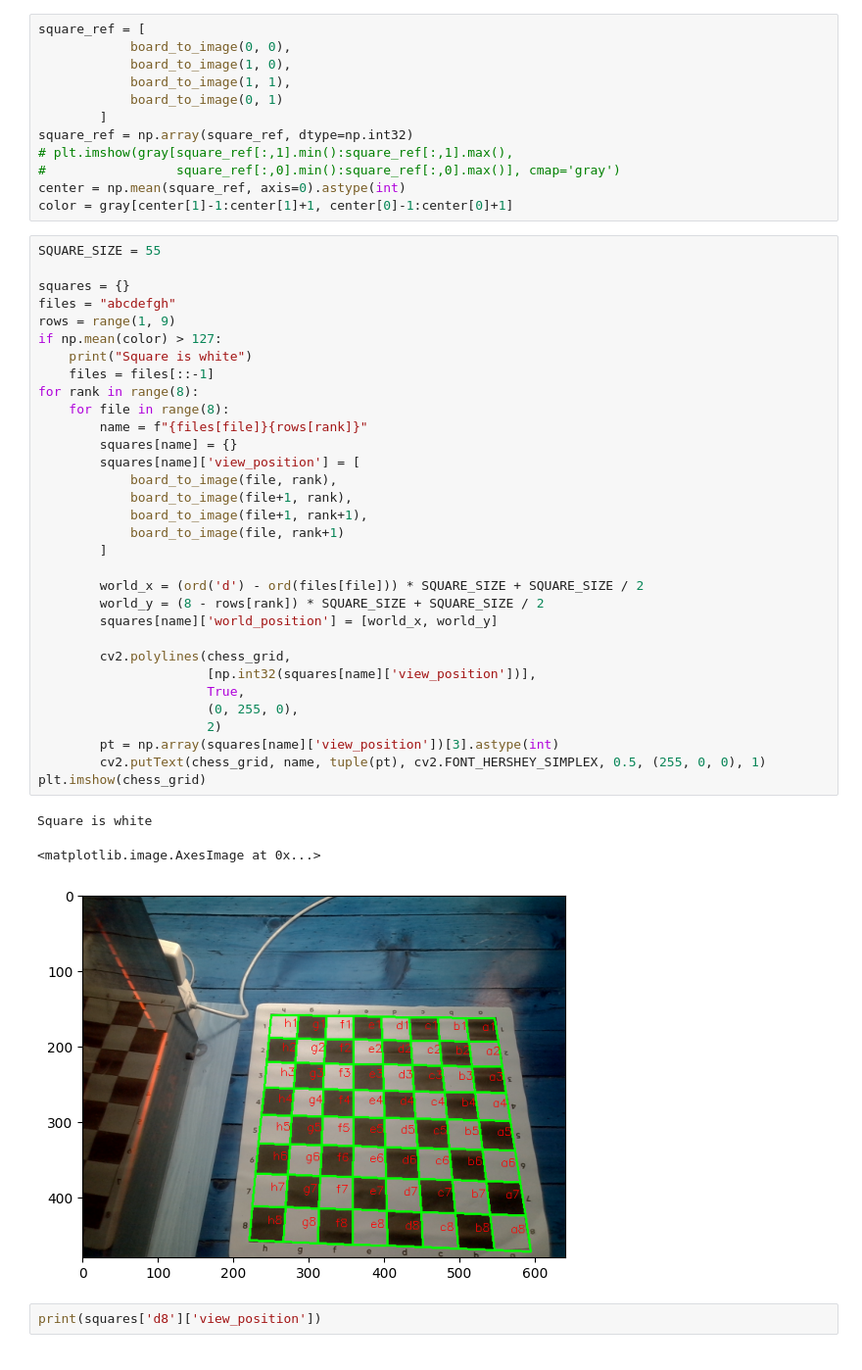
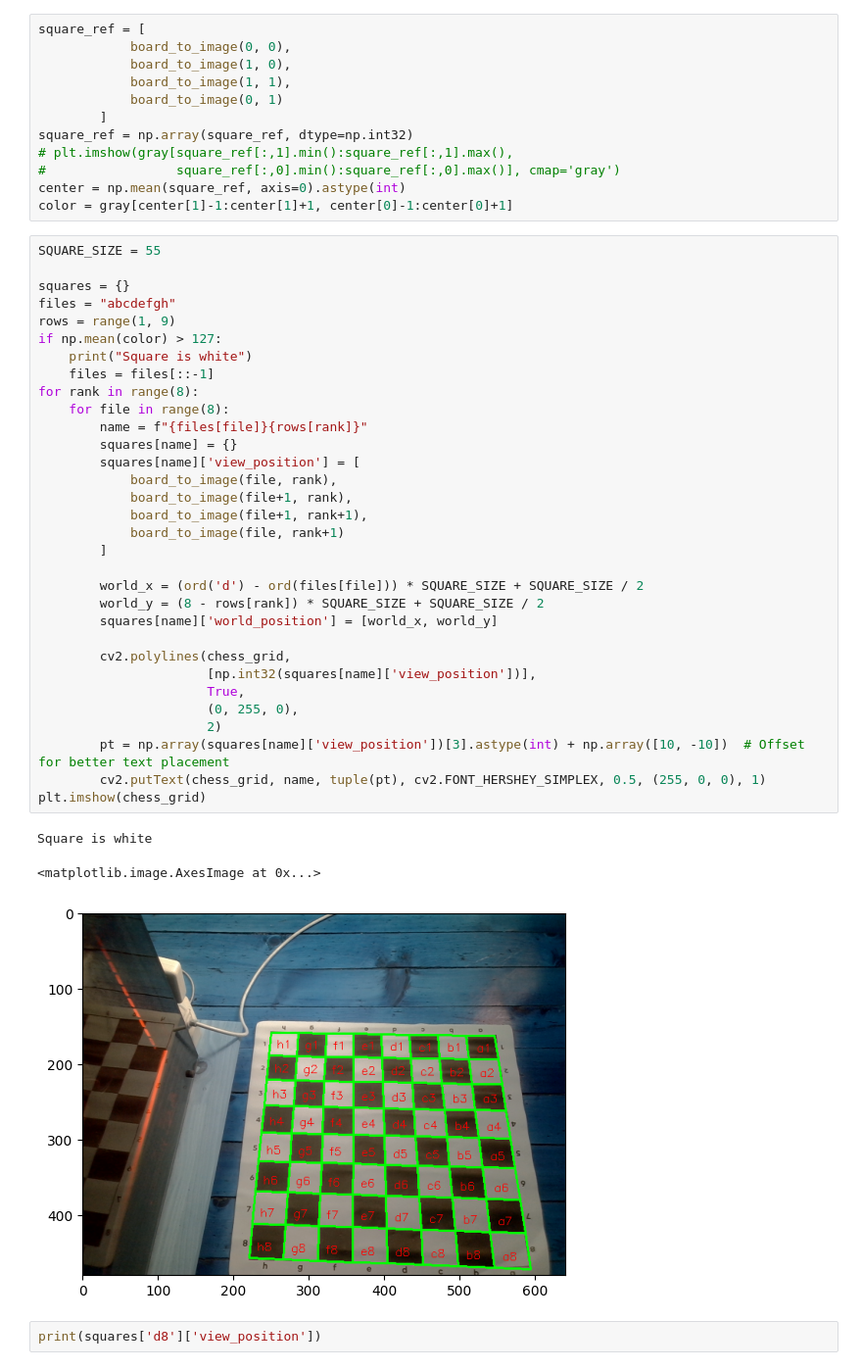
Before and after one commit to JeBear76/chessbot_vision, a Jupyter notebook: camera_scratch.ipynb, the cells around one changed output. Shown at 98% size. Cells and saved outputs as stored; diff of their text form.

```diff
--- a/camera_scratch.ipynb
+++ b/camera_scratch.ipynb
@@ -87,35 +91,35 @@ squares = {}
 files = "abcdefgh"
 rows = range(1, 9)
 if np.mean(color) > 127:
     print("Square is white")
     files = files[::-1]
 for rank in range(8):
     for file in range(8):
         name = f"{files[file]}{rows[rank]}"
         squares[name] = {}
         squares[name]['view_position'] = [
             board_to_image(file, rank),
             board_to_image(file+1, rank),
             board_to_image(file+1, rank+1),
             board_to_image(file, rank+1)
         ]
 
         world_x = (ord('d') - ord(files[file])) * SQUARE_SIZE + SQUARE_SIZE / 2
         world_y = (8 - rows[rank]) * SQUARE_SIZE + SQUARE_SIZE / 2
         squares[name]['world_position'] = [world_x, world_y]
 
         cv2.polylines(chess_grid,
                       [np.int32(squares[name]['view_position'])],
                       True,
                       (0, 255, 0),
                       2)
-        pt = np.array(squares[name]['view_position'])[3].astype(int)
+        pt = np.array(squares[name]['view_position'])[3].astype(int) + np.array([10, -10])  # Offset for better text placement
         cv2.putText(chess_grid, name, tuple(pt), cv2.FONT_HERSHEY_SIMPLEX, 0.5, (255, 0, 0), 1)
 plt.imshow(chess_grid)
 # %% [output]
 Square is white
 <matplotlib.image.AxesImage at 0x...>
-[figure, old version]
+[figure, new version]
 # %%
 print(squares['d8']['view_position'])
 # %% [output]
```
Also changed, not shown: parts of 2 cells of this notebook.
